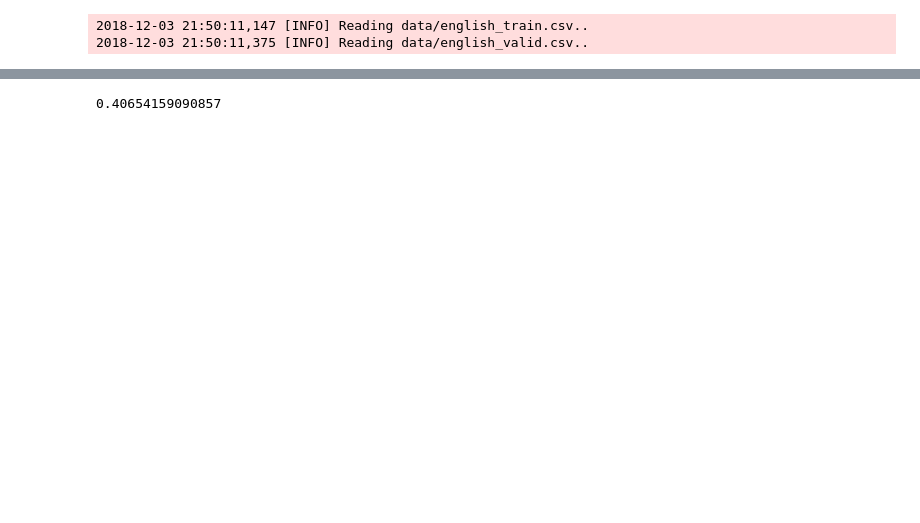
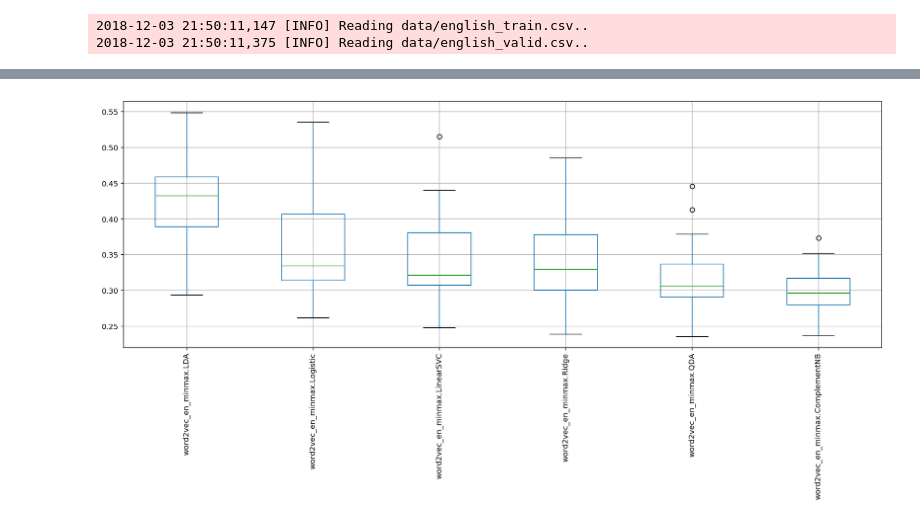
Before and after one commit to ktmud/fsauor2018, a Jupyter notebook: notebooks/3.2 Word2Vec.ipynb, the cells around one changed output, grey strips where cells are left out. Cells and saved outputs as stored; diff of their text form; code cells hidden in the pictures; blank space fills up the shorter version.

```diff
--- a/notebooks/3.2 Word2Vec.ipynb
+++ b/notebooks/3.2 Word2Vec.ipynb
@@ -76,10 +110,12 @@ clear_output()
 # %%
+import pandas as pd
+
 rows = {}
-for fm_name in all_scores:
-    for clf_name in all_scores[fm_name]:
+for fm_name in scores_test:
+    for clf_name in scores_test[fm_name]:
         key = f'{fm_name}.{clf_name}'
-        rows[key] = [all_avg_scores[fm_name][clf_name],
-                     *all_scores[fm_name][clf_name]]
+        rows[key] = [avg_score_test[fm_name][clf_name],
+                     *scores_test[fm_name][clf_name]]
 df = pd.DataFrame(rows)
 df.index = ['average', *y_train.columns]
 df = df.T.sort_values('average', ascending=False)
@@ -87,6 +132,9 @@ df
-# %%
-import numpy as np
-
-print(np.mean(scores))
-# %% [output]
-0.40654159090857
+# %%
+import matplotlib.pyplot as plt
+
+df.T.drop(['average']).boxplot(
+    figsize=(18, 6), rot=90)
+
+plt.show()
+# %% [output]
+[figure, added]
```
Also changed, not shown: parts of 7 cells of this notebook, 1 other file.
